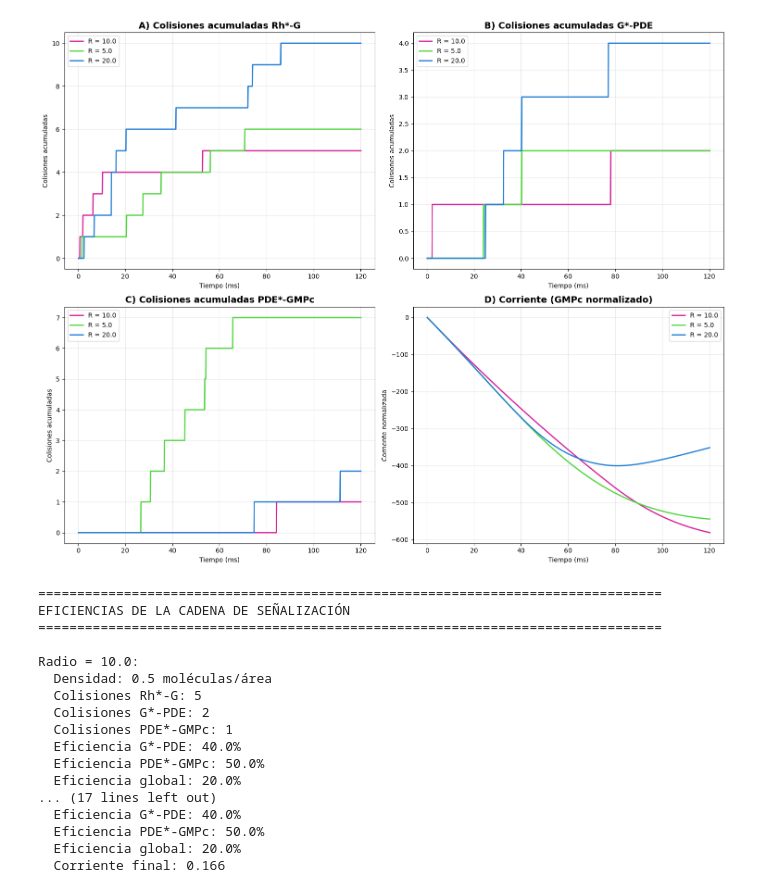
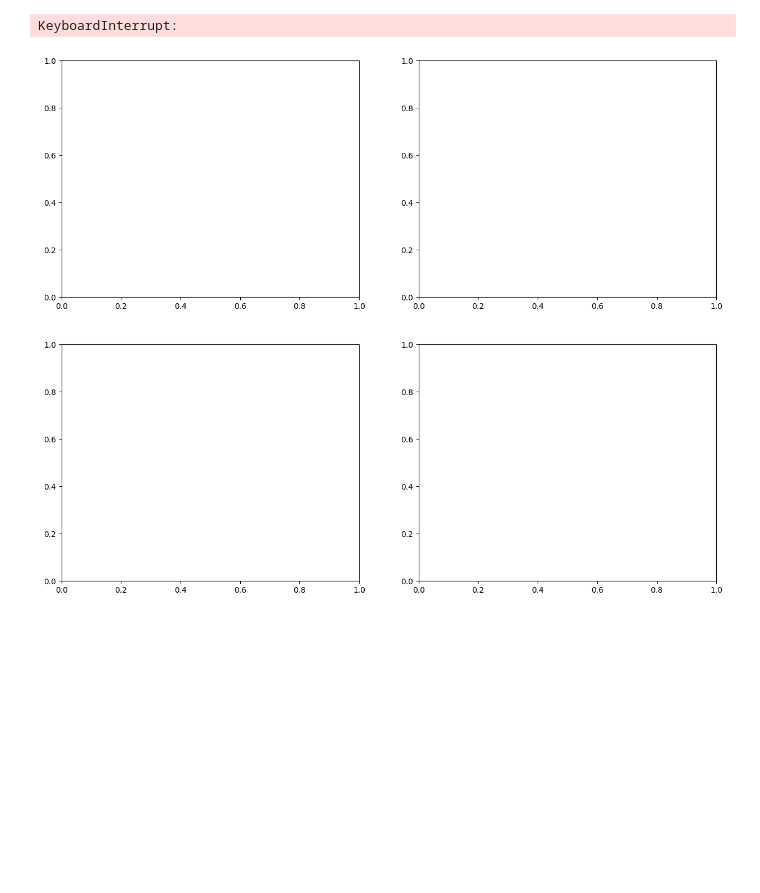
Before and after one commit to ValentinaBustos2025/Proyecto-PREGRADO, a Jupyter notebook: Código/modelo_choques.ipynb, the cells around one changed output. Drawn from its saved outputs; the diff is of its cells as text; code cells hidden in the pictures; blank space fills up the shorter version.

```diff
--- a/Código/modelo_choques.ipynb
+++ b/Código/modelo_choques.ipynb
@@ -509,7 +509,7 @@ def run_complete_experiment(L, steps, dt, seed=42):
     return (np.array(times), np.array(rh_g_data), np.array(g_pde_data),
             np.array(pde_gmpc_data), np.array(current_data))
 # %%
-def plot_complete_analysis(radios=[1.0*nanodomin_space, 0.5*nanodomin_space, 2.0*nanodomin_space], steps=2400, dt=0.05):
+def plot_complete_analysis(radios=[1.0*nanodomin_space, 0.5*nanodomin_space, 2.0*nanodomin_space], steps=60000, dt=0.05):
     """Grafica el número acumulado de colisiones a lo largo del tiempo"""
 
     fig, axes = plt.subplots(2, 2, figsize=(15, 12))
@@ -583,48 +583,32 @@ def plot_complete_analysis(radios=[1.0*nanodomin_space, 0.5*nanodomin_space, 2.0
     print("\n" + "="*80)
     print("EFICIENCIAS DE LA CADENA DE SEÑALIZACIÓN")
     print("="*80)
 
     for radio in radios:
         L = radio * 2
         times, rh_g, g_pde, pde_gmpc, current = all_data[radio]
         total_rh_g = np.sum(rh_g)
         total_g_pde = np.sum(g_pde)
         total_pde_gmpc = np.sum(pde_gmpc)
 
         eff_g_pde = (total_g_pde / total_rh_g * 100) if total_rh_g > 0 else 0
         eff_pde_gmpc = (total_pde_gmpc / total_g_pde * 100) if total_g_pde > 0 else 0
         overall_eff = (total_pde_gmpc / total_rh_g * 100) if total_rh_g > 0 else 0
         density = 161 / (np.pi * radio**2)
 
         print(f"\nRadio = {radio}:")
         print(f"  Densidad: {density:.1f} moléculas/área")
         print(f"  Colisiones Rh*-G: {total_rh_g}")
         print(f"  Colisiones G*-PDE: {total_g_pde}")
         print(f"  Colisiones PDE*-GMPc: {total_pde_gmpc}")
         print(f"  Eficiencia G*-PDE: {eff_g_pde:.1f}%")
         print(f"  Eficiencia PDE*-GMPc: {eff_pde_gmpc:.1f}%")
         print(f"  Eficiencia global: {overall_eff:.1f}%")
         print(f"  Corriente final: {current[-1]:.3f}")
 
 
 # Ejecutar la función optimizada
 plot_complete_analysis()
 # %% [output]
+KeyboardInterrupt:
-[figure, old version]
+[figure, new version]
-================================================================================
-EFICIENCIAS DE LA CADENA DE SEÑALIZACIÓN
-================================================================================
-
-Radio = 10.0:
-  Densidad: 0.5 moléculas/área
-  Colisiones Rh*-G: 5
-  Colisiones G*-PDE: 2
-  Colisiones PDE*-GMPc: 1
-  Eficiencia G*-PDE: 40.0%
-  Eficiencia PDE*-GMPc: 50.0%
-  Eficiencia global: 20.0%
-... (17 lines left out)
-  Eficiencia G*-PDE: 40.0%
-  Eficiencia PDE*-GMPc: 50.0%
-  Eficiencia global: 20.0%
-  Corriente final: 0.166
```
Also changed, not shown: parts of 2 cells of this notebook.
